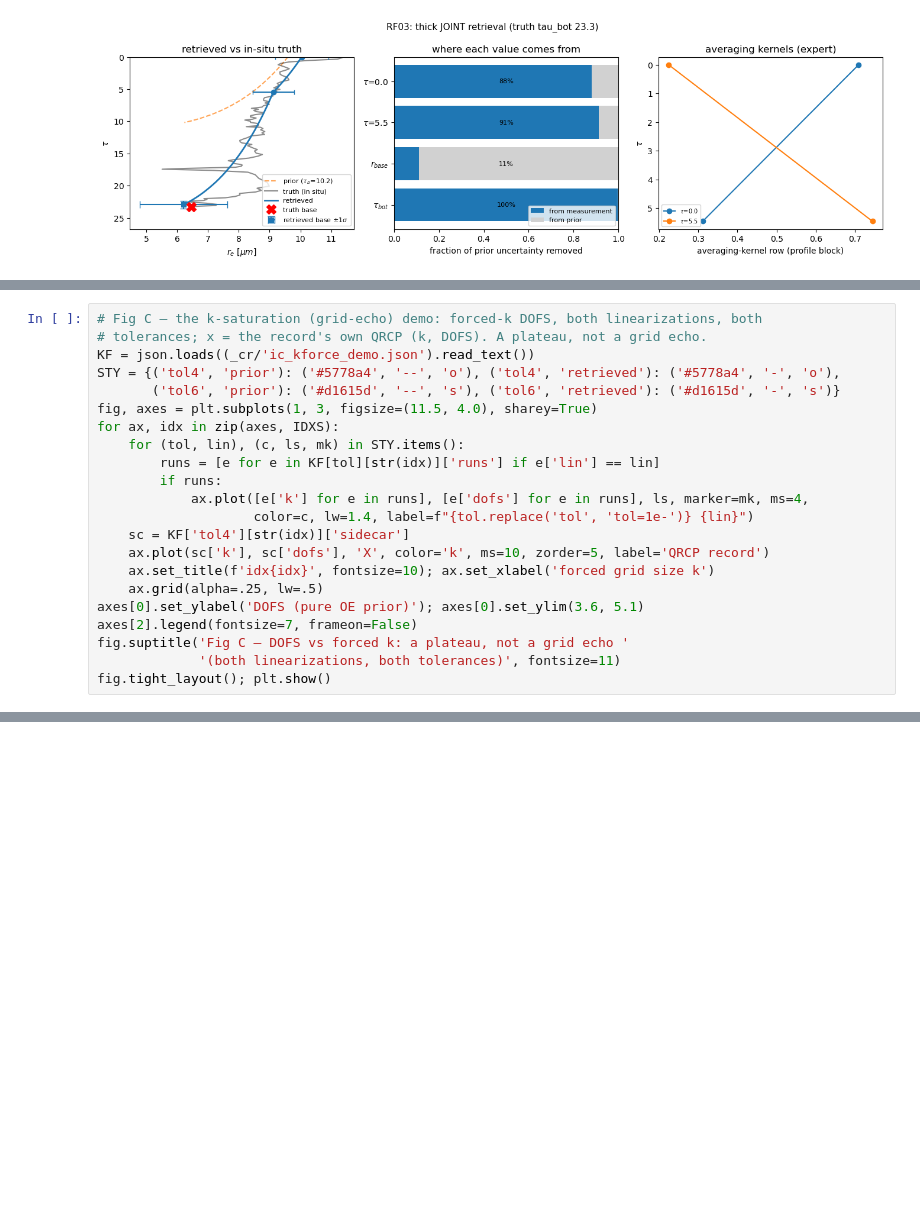
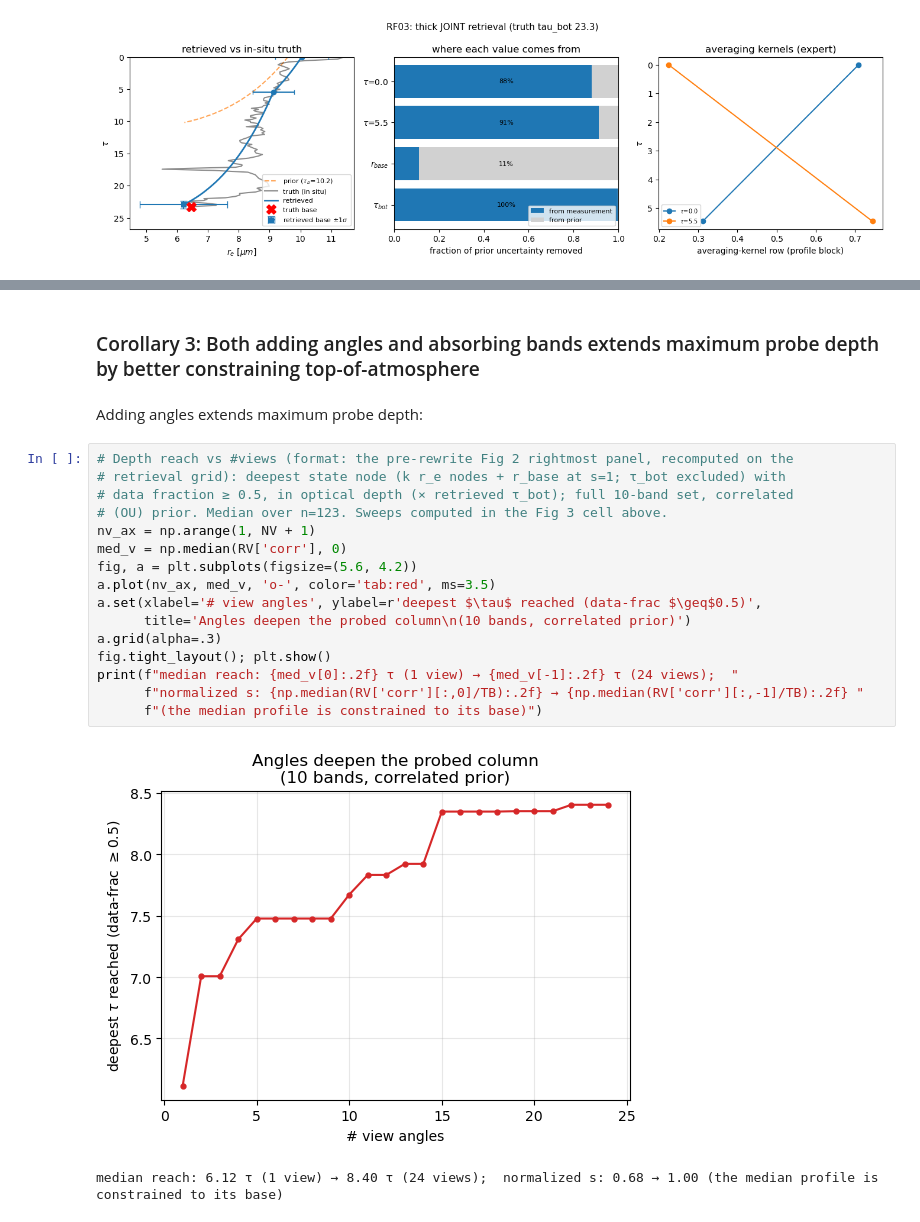
Before and after one commit to dhjx1996/Pythonic-DISORT_inhomogeneous_atmosphere, a Jupyter notebook: docs/riccati_solver_VOCALS_retrieval.ipynb, the cells around one changed output, grey strips where cells are left out. Drawn from its saved outputs; the diff is of its cells as text; blank space fills up the shorter version.

```diff
--- a/docs/riccati_solver_VOCALS_retrieval.ipynb
+++ b/docs/riccati_solver_VOCALS_retrieval.ipynb
@@ -1214,22 +968,0 @@ The sharpest attack on retrieval-grid IC: *DOFS ≤ p by construction, and QRCP
-# %%
-# Fig C — the k-saturation (grid-echo) demo: forced-k DOFS, both linearizations, both
-# tolerances; x = the record's own QRCP (k, DOFS). A plateau, not a grid echo.
-KF = json.loads((_cr/'ic_kforce_demo.json').read_text())
-STY = {('tol4', 'prior'): ('#5778a4', '--', 'o'), ('tol4', 'retrieved'): ('#5778a4', '-', 'o'),
-       ('tol6', 'prior'): ('#d1615d', '--', 's'), ('tol6', 'retrieved'): ('#d1615d', '-', 's')}
-fig, axes = plt.subplots(1, 3, figsize=(11.5, 4.0), sharey=True)
-for ax, idx in zip(axes, IDXS):
-    for (tol, lin), (c, ls, mk) in STY.items():
-        runs = [e for e in KF[tol][str(idx)]['runs'] if e['lin'] == lin]
-        if runs:
-            ax.plot([e['k'] for e in runs], [e['dofs'] for e in runs], ls, marker=mk, ms=4,
-                    color=c, lw=1.4, label=f"{tol.replace('tol', 'tol=1e-')} {lin}")
-    sc = KF['tol4'][str(idx)]['sidecar']
-    ax.plot(sc['k'], sc['dofs'], 'X', color='k', ms=10, zorder=5, label='QRCP record')
-    ax.set_title(f'idx{idx}', fontsize=10); ax.set_xlabel('forced grid size k')
-    ax.grid(alpha=.25, lw=.5)
-axes[0].set_ylabel('DOFS (pure OE prior)'); axes[0].set_ylim(3.6, 5.1)
-axes[2].legend(fontsize=7, frameon=False)
-fig.suptitle('Fig C — DOFS vs forced k: a plateau, not a grid echo '
-             '(both linearizations, both tolerances)', fontsize=11)
-fig.tight_layout(); plt.show()
@@ -1288,0 +1070,23 @@ pump population (retrieval grid): deepest-node variance reduction median corr=0.
+# %% [markdown]
+### Corollary 3: Both adding angles and absorbing bands extends maximum probe depth by better constraining top-of-atmosphere
+# %% [markdown]
+Adding angles extends maximum probe depth:
+# %%
+# Depth reach vs #views (format: the pre-rewrite Fig 2 rightmost panel, recomputed on the
+# retrieval grid): deepest state node (k r_e nodes + r_base at s=1; τ_bot excluded) with
+# data fraction ≥ 0.5, in optical depth (× retrieved τ_bot); full 10-band set, correlated
+# (OU) prior. Median over n=123. Sweeps computed in the Fig 3 cell above.
+nv_ax = np.arange(1, NV + 1)
+med_v = np.median(RV['corr'], 0)
+fig, a = plt.subplots(figsize=(5.6, 4.2))
+a.plot(nv_ax, med_v, 'o-', color='tab:red', ms=3.5)
+a.set(xlabel='# view angles', ylabel=r'deepest $\tau$ reached (data-frac $\geq$0.5)',
+      title='Angles deepen the probed column\n(10 bands, correlated prior)')
+a.grid(alpha=.3)
+fig.tight_layout(); plt.show()
+print(f"median reach: {med_v[0]:.2f} τ (1 view) → {med_v[-1]:.2f} τ (24 views);  "
+      f"normalized s: {np.median(RV['corr'][:,0]/TB):.2f} → {np.median(RV['corr'][:,-1]/TB):.2f} "
+      f"(the median profile is constrained to its base)")
+# %% [output]
+[figure, added]
+median reach: 6.12 τ (1 view) → 8.40 τ (24 views);  normalized s: 0.68 → 1.00 (the median profile is constrained to its base)
```
Also changed, not shown: parts of 40 cells of this notebook, 7 other files.
